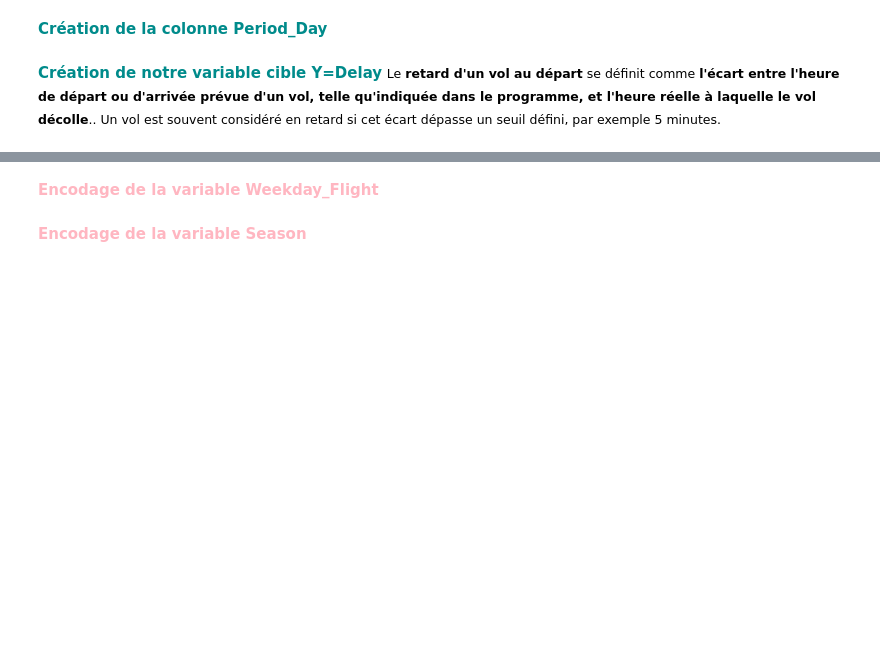
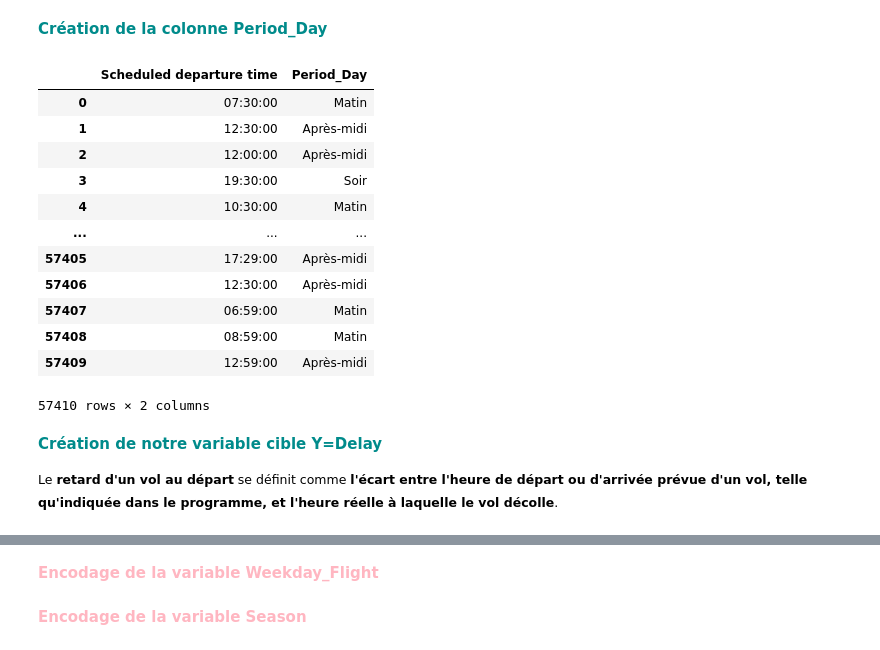
Before and after one commit to OUALYoss/Projet_Python-pour-la-data-science, a Jupyter notebook: Rapport_final.ipynb, the cells around one changed output, grey strips where cells are left out. Cells and saved outputs as stored; diff of their text form; code cells hidden in the pictures; blank space fills up the shorter version.

```diff
--- a/Rapport_final.ipynb
+++ b/Rapport_final.ipynb
@@ -267,0 +311,6 @@ print(df.Season[2000:2010])
+# %%
+# Convertir la colonne Date en datetime
+df1['Date'] = pd.to_datetime(df1['Date'])
+
+# Appliquer la fonction sur la colonne Date du dataframe
+df1['Season'] = df1['Date'].apply(get_season)
@@ -292,6 +353,34 @@ print(df[['Scheduled departure time','Period_Day']])
+# %%
+
+# Convertir la colonne en type datetime
+df1['Scheduled departure time'] = pd.to_datetime(df1['Scheduled departure time'], format='%H:%M:%S')
+
+# Appliquer la fonction pour créer une nouvelle colonne
+df1['Period_Day'] = df1['Scheduled departure time'].dt.time.apply(definir_periode)
+
+# Reconvertir les colonnes "Scheduled departure time" et "Actual departure time" pour ne garder que l'heure
+df1['Scheduled departure time'] = df1['Scheduled departure time'].dt.time
+# %%
+# Afficher les colonnes Period_Day et Scheduled departure time
+df1[['Scheduled departure time','Period_Day']]
+# %% [output]
+|  | Scheduled departure time | Period_Day |
+| 0 | 07:30:00 | Matin |
+| 1 | 12:30:00 | Après-midi |
+| 2 | 12:00:00 | Après-midi |
+| 3 | 19:30:00 | Soir |
+| 4 | 10:30:00 | Matin |
+| ... | ... | ... |
+| 57405 | 17:29:00 | Après-midi |
+| 57406 | 12:30:00 | Après-midi |
+| 57407 | 06:59:00 | Matin |
+| 57408 | 08:59:00 | Matin |
+| 57409 | 12:59:00 | Après-midi |
+57410 rows × 2 columns
 # %% [markdown]
 <span style="color:darkcyan;">**Création de notre variable cible Y=Delay**</span>
-<small> Le **retard d'un vol au départ** se définit comme **l'écart entre l'heure de départ ou d'arrivée prévue d'un vol, telle qu'indiquée dans le programme, et l'heure réelle à laquelle le vol décolle**.. Un vol est souvent considéré en retard si cet écart dépasse un seuil défini, par exemple 5 minutes.
+
+<small> Le **retard d'un vol au départ** se définit comme **l'écart entre l'heure de départ ou d'arrivée prévue d'un vol, telle qu'indiquée dans le programme, et l'heure réelle à laquelle le vol décolle**.
 </small>
 # %%
 # Convertir les colonnes "Scheduled departure time" et "Actual departure time" en objets datetime
```
Also changed, not shown: parts of 12 cells of this notebook.
